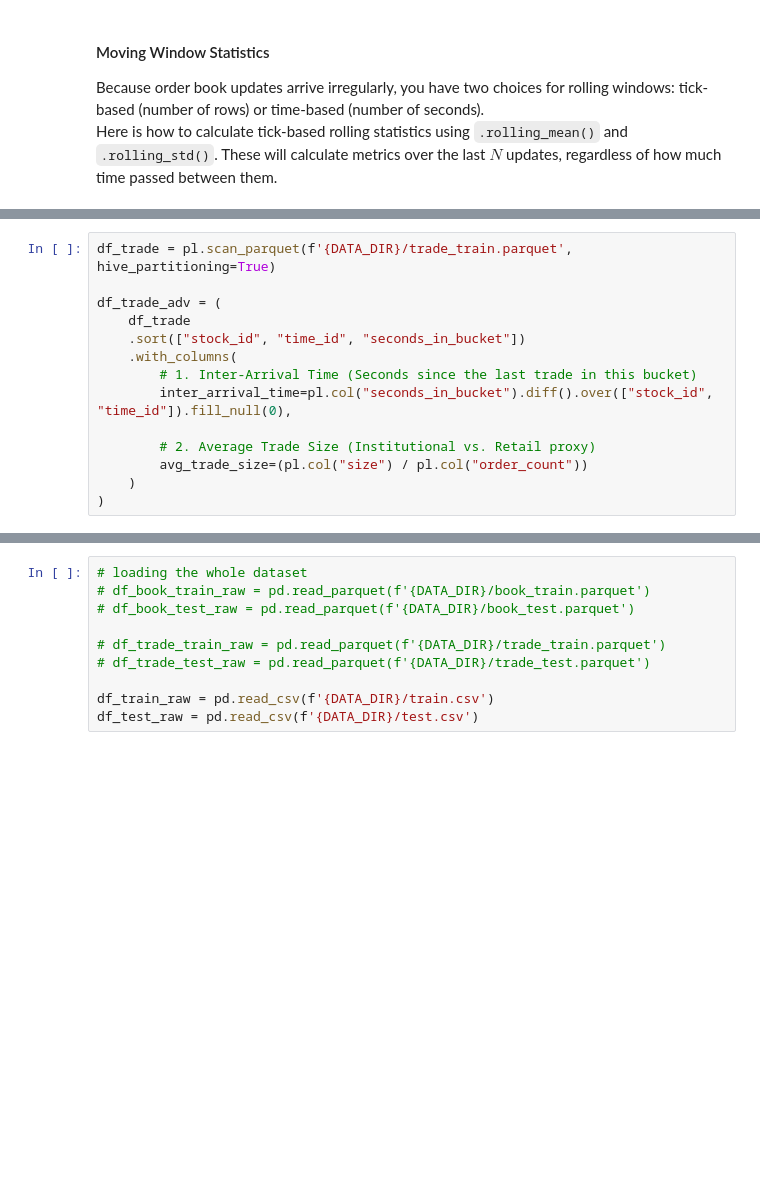
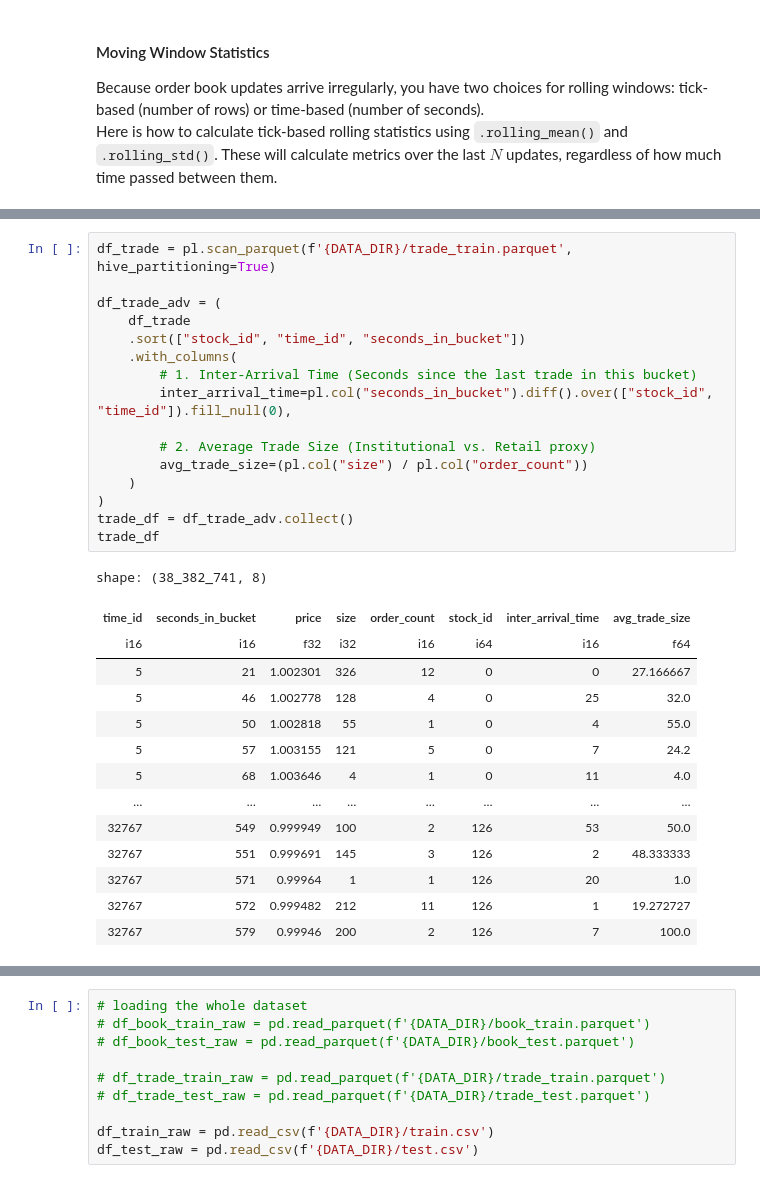
Before and after one commit to MarkDeng86/VolatilityPredictionDeepLearning, a Jupyter notebook: OptiverRV.ipynb, the cells around one changed output, grey strips where cells are left out. Saved outputs shown, nothing was run; the diff lists cells and outputs as text; blank space fills up the shorter version.

```diff
--- a/OptiverRV.ipynb
+++ b/OptiverRV.ipynb
@@ -366,14 +381,31 @@ df_subset = (
 # %%
 df_trade = pl.scan_parquet(f'{DATA_DIR}/trade_train.parquet', hive_partitioning=True)
 
 df_trade_adv = (
     df_trade
     .sort(["stock_id", "time_id", "seconds_in_bucket"])
     .with_columns(
         # 1. Inter-Arrival Time (Seconds since the last trade in this bucket)
         inter_arrival_time=pl.col("seconds_in_bucket").diff().over(["stock_id", "time_id"]).fill_null(0),
 
         # 2. Average Trade Size (Institutional vs. Retail proxy)
         avg_trade_size=(pl.col("size") / pl.col("order_count"))
     )
 )
+trade_df = df_trade_adv.collect()
+trade_df
+# %% [output]
+shape: (38_382_741, 8)
+| time_id | seconds_in_bucket | price | size | order_count | stock_id | inter_arrival_time | avg_trade_size |
+| i16 | i16 | f32 | i32 | i16 | i64 | i16 | f64 |
+| 5 | 21 | 1.002301 | 326 | 12 | 0 | 0 | 27.166667 |
+| 5 | 46 | 1.002778 | 128 | 4 | 0 | 25 | 32.0 |
+| 5 | 50 | 1.002818 | 55 | 1 | 0 | 4 | 55.0 |
+| 5 | 57 | 1.003155 | 121 | 5 | 0 | 7 | 24.2 |
+| 5 | 68 | 1.003646 | 4 | 1 | 0 | 11 | 4.0 |
+| … | … | … | … | … | … | … | … |
+| 32767 | 549 | 0.999949 | 100 | 2 | 126 | 53 | 50.0 |
+| 32767 | 551 | 0.999691 | 145 | 3 | 126 | 2 | 48.333333 |
+| 32767 | 571 | 0.99964 | 1 | 1 | 126 | 20 | 1.0 |
+| 32767 | 572 | 0.999482 | 212 | 11 | 126 | 1 | 19.272727 |
+| 32767 | 579 | 0.99946 | 200 | 2 | 126 | 7 | 100.0 |
```
Also changed, not shown: parts of 12 cells of this notebook.
